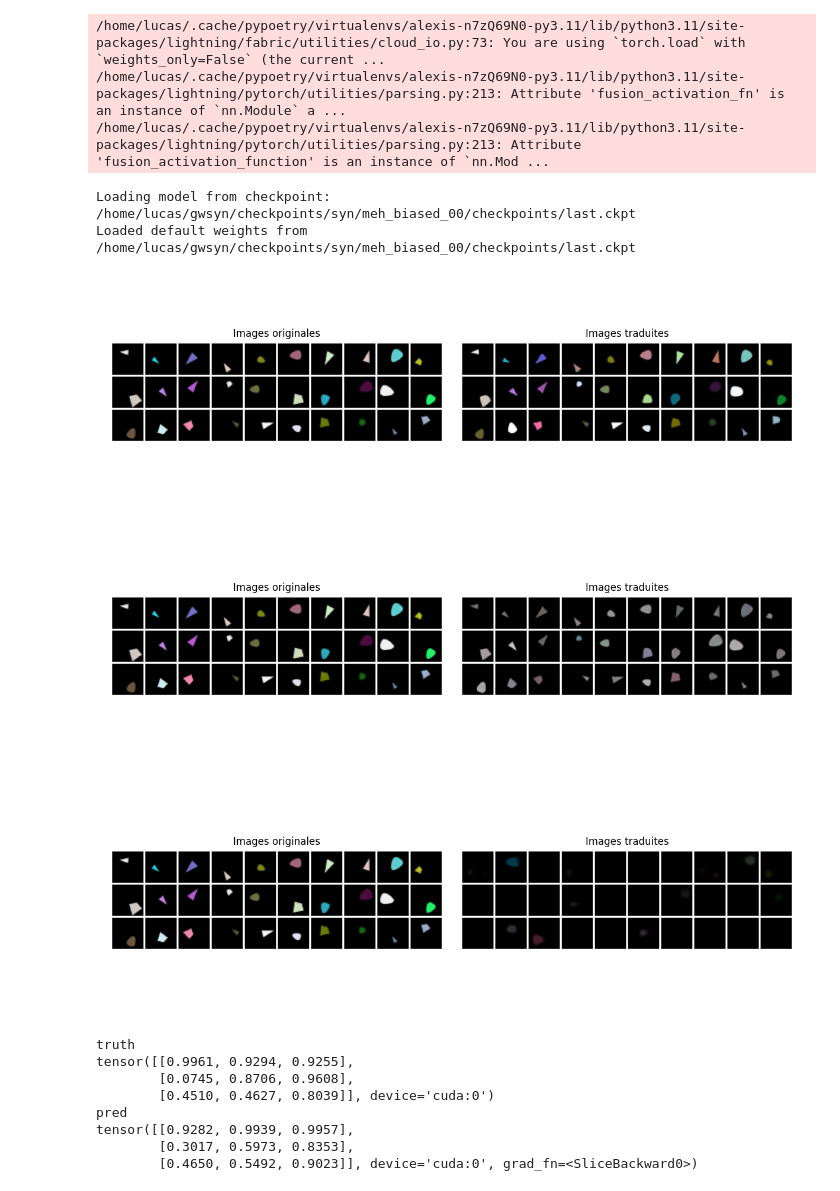
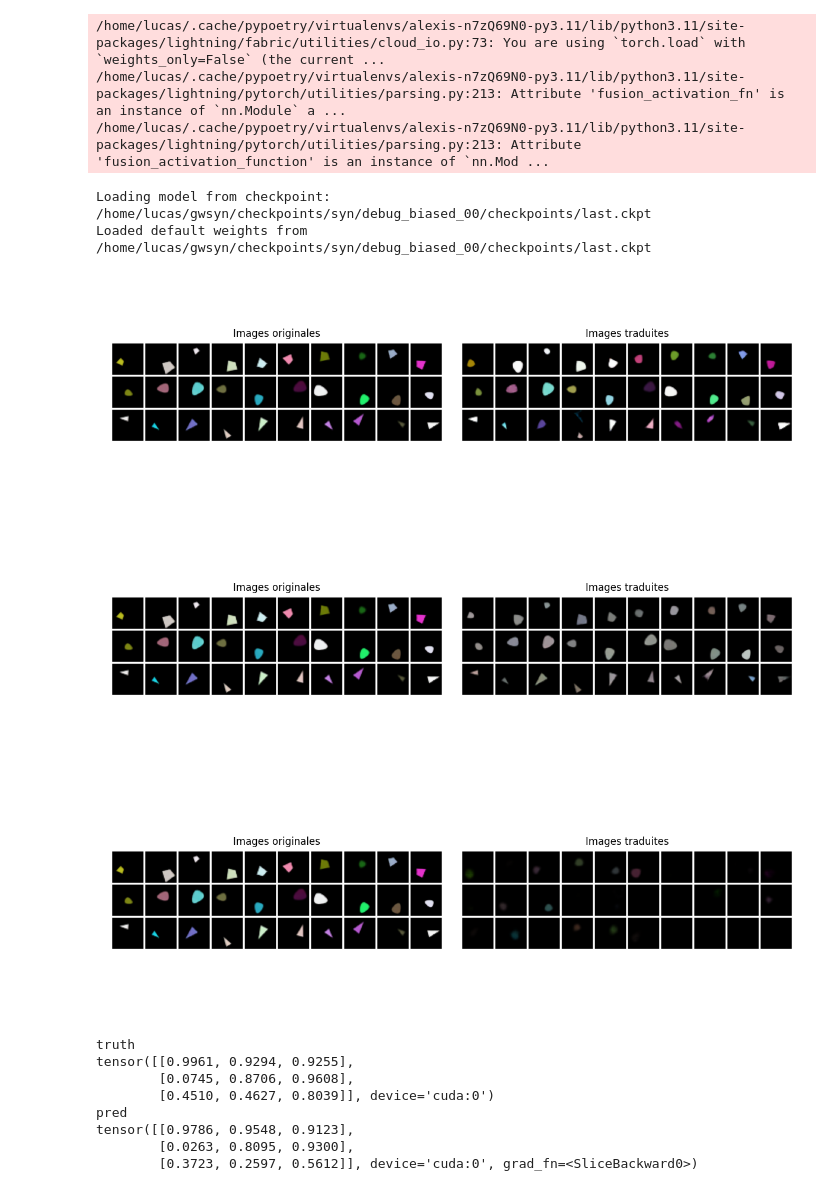
Before and after one commit to lucas-ch/gwsyn, a Jupyter notebook: notebooks/syn_3_modules_full.ipynb, the cells around one changed output. Saved outputs shown, nothing was run; the diff lists cells and outputs as text; code cells hidden in the pictures.

```diff
--- a/notebooks/syn_3_modules_full.ipynb
+++ b/notebooks/syn_3_modules_full.ipynb
@@ -29,9 +29,9 @@ from sklearn.preprocessing import StandardScaler
 
 %matplotlib widget
 # %%
-condition = "meh"
+condition = "debug"
 checkpoint_epoch = 0
-n_samples_test = 300
+n_samples_test = 100
 split = "test"
 # %%
 experiment_name = get_experiment_name(condition, "biased_00", 0)
@@ -43,6 +43,7 @@ test_samples = get_data_samples(data_module, n_samples_test, split=split)
 original_colors = test_samples[frozenset({'color', 'v_latents', 'attr'})]['color']
 original_attr = test_samples[frozenset({'color', 'v_latents', 'attr'})]['attr']
 original_v_latents = test_samples[frozenset({'color', 'v_latents', 'attr'})]['v_latents']
+cat = original_attr[0]
 
 domain_mods = global_workspace.domain_mods
 gw_mod = global_workspace.gw_mod
@@ -51,8 +52,8 @@ latent_domains = global_workspace.encode_domains(test_samples)
 /home/lucas/.cache/pypoetry/virtualenvs/alexis-n7zQ69N0-py3.11/lib/python3.11/site-packages/lightning/fabric/utilities/cloud_io.py:73: You are using `torch.load` with `weights_only=False` (the current ...
 /home/lucas/.cache/pypoetry/virtualenvs/alexis-n7zQ69N0-py3.11/lib/python3.11/site-packages/lightning/pytorch/utilities/parsing.py:213: Attribute 'fusion_activation_fn' is an instance of `nn.Module` a ...
 /home/lucas/.cache/pypoetry/virtualenvs/alexis-n7zQ69N0-py3.11/lib/python3.11/site-packages/lightning/pytorch/utilities/parsing.py:213: Attribute 'fusion_activation_function' is an instance of `nn.Mod ...
-Loading model from checkpoint: /home/lucas/gwsyn/checkpoints/syn/meh_biased_00/checkpoints/last.ckpt
-Loaded default weights from /home/lucas/gwsyn/checkpoints/syn/meh_biased_00/checkpoints/last.ckpt
+Loading model from checkpoint: /home/lucas/gwsyn/checkpoints/syn/debug_biased_00/checkpoints/last.ckpt
+Loaded default weights from /home/lucas/gwsyn/checkpoints/syn/debug_biased_00/checkpoints/last.ckpt
 # %%
 # cycle_color_through_v_latents et demi_cycle_color
 domain_name_source = 'color'
@@ -85,20 +86,20 @@ x_recons_cycle = gw_mod.decode(
 # %%
 # demi cycle v_latents
 domain_name_source = 'v_latents'
 latents_source = latent_domains[frozenset({domain_name_source})]
 
 z = gw_mod.encode(latents_source)[domain_name_source]
 dcy = gw_mod.decode(z, domains={domain_name_source})
 
 visual_module = cast(VisualLatentDomainModule, global_workspace.domain_mods["v_latents"])
 
 decoded_images_dcy= visual_module.decode_images(dcy['v_latents'])
 original_images_rgb = visual_module.decode_images(original_v_latents)
 
-fig = plot_original_translated_comparison(original_images_rgb, decoded_images_dcy)
+fig = plot_original_translated_comparison(get_n_per_category(original_images_rgb, cat, 10), get_n_per_category(decoded_images_dcy, cat, 10))
 plt.show()
 # %% [output]
-[figure, old version]
+[figure, new version]
 # %%
 # translation_attr_to_v_latents
 domain_name_source = 'attr'
@@ -111,10 +112,10 @@ x_pred_1 = gw_mod.decode(z, domains={domain_name_target})
 decoded_images_tav= visual_module.decode_images(x_pred_1['v_latents'])
 original_images_rgb = visual_module.decode_images(original_v_latents)
 
-fig = plot_original_translated_comparison(original_images_rgb, decoded_images_tav)
+fig = plot_original_translated_comparison(get_n_per_category(original_images_rgb, cat, 10), get_n_per_category(decoded_images_tav, cat, 10))
 plt.show()
 # %% [output]
-[figure, old version]
+[figure, new version]
 # %%
 # translation_color_to_v_latents
 
@@ -127,10 +128,10 @@ x_pred_2 = gw_mod.decode(z, domains={domain_name_target})
 
 decoded_images_tcv= visual_module.decode_images(x_pred_2['v_latents'])
 
-fig = plot_original_translated_comparison(original_images_rgb, decoded_images_tcv)
+fig = plot_original_translated_comparison(get_n_per_category(original_images_rgb, cat, 10), get_n_per_category(decoded_images_tcv, cat, 10))
 plt.show()
 # %% [output]
-[figure, old version]
+[figure, new version]
 # %%
 # translation_v_latents_to_color
 
@@ -151,9 +152,9 @@ tensor([[0.9961, 0.9294, 0.9255],
         [0.0745, 0.8706, 0.9608],
         [0.4510, 0.4627, 0.8039]], device='cuda:0')
 pred
-tensor([[0.9282, 0.9939, 0.9957],
-        [0.3017, 0.5973, 0.8353],
-        [0.4650, 0.5492, 0.9023]], device='cuda:0', grad_fn=<SliceBackward0>)
+tensor([[0.9786, 0.9548, 0.9123],
+        [0.0263, 0.8095, 0.9300],
+        [0.3723, 0.2597, 0.5612]], device='cuda:0', grad_fn=<SliceBackward0>)
 # %%
 # translation_v_latents_to_attr
 
```
Also changed, not shown: parts of 5 cells of this notebook, 13 other files.
